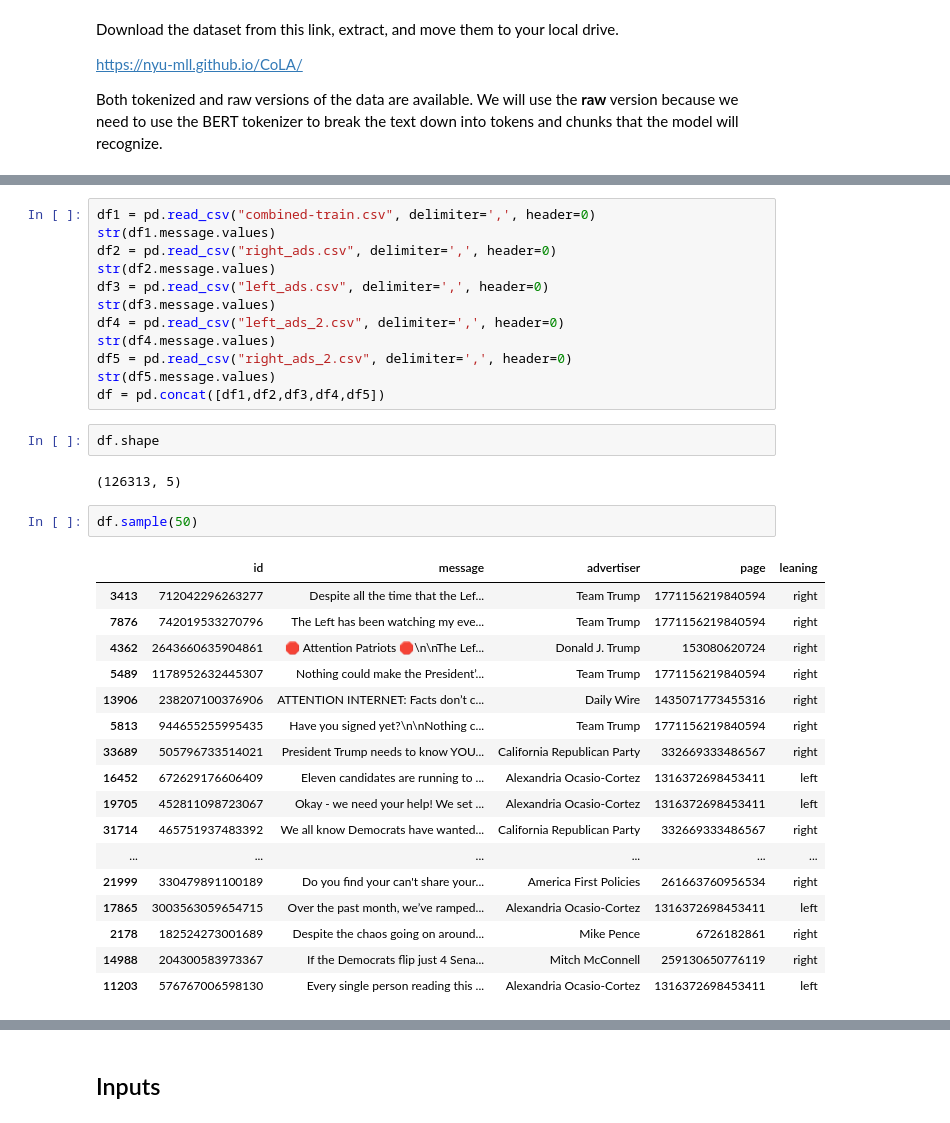
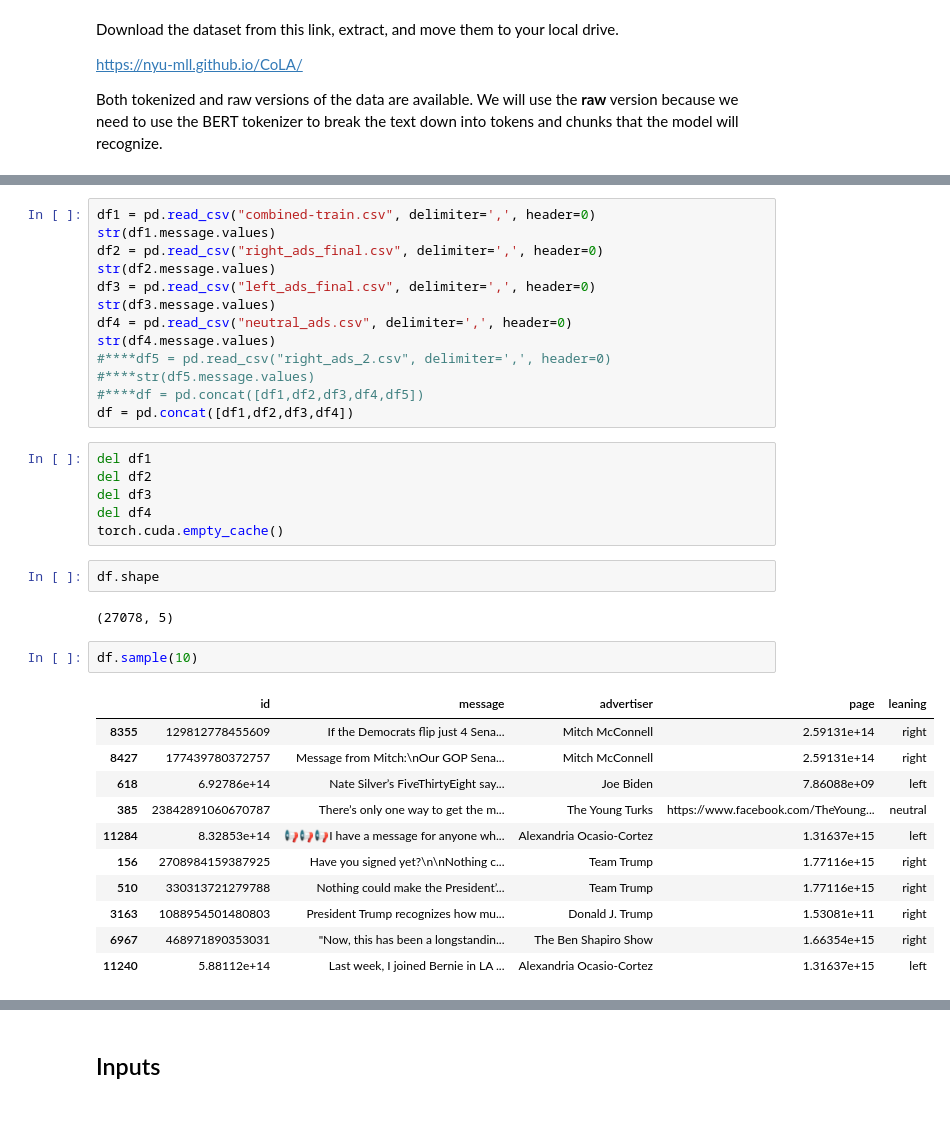
Before and after one commit to paepcke/colab_server, a Jupyter notebook: src/jupyter/Copy_of_BERT_Fine_Tuning_Sentence_Classification.ipynb, the cells around one changed output, grey strips where cells are left out. Drawn from its saved outputs; the diff is of its cells as text.

```diff
--- a/src/jupyter/Copy_of_BERT_Fine_Tuning_Sentence_Classification.ipynb
+++ b/src/jupyter/Copy_of_BERT_Fine_Tuning_Sentence_Classification.ipynb
@@ -152,39 +124,40 @@ Saving right_ads_2.csv to right_ads_2.csv
 # %%
 df1 = pd.read_csv("combined-train.csv", delimiter=',', header=0)
 str(df1.message.values)
-df2 = pd.read_csv("right_ads.csv", delimiter=',', header=0)
+df2 = pd.read_csv("right_ads_final.csv", delimiter=',', header=0)
 str(df2.message.values)
-df3 = pd.read_csv("left_ads.csv", delimiter=',', header=0)
+df3 = pd.read_csv("left_ads_final.csv", delimiter=',', header=0)
 str(df3.message.values)
-df4 = pd.read_csv("left_ads_2.csv", delimiter=',', header=0)
+df4 = pd.read_csv("neutral_ads.csv", delimiter=',', header=0)
 str(df4.message.values)
-df5 = pd.read_csv("right_ads_2.csv", delimiter=',', header=0)
-str(df5.message.values)
-df = pd.concat([df1,df2,df3,df4,df5])
+#****df5 = pd.read_csv("right_ads_2.csv", delimiter=',', header=0)
+#****str(df5.message.values)
+#****df = pd.concat([df1,df2,df3,df4,df5])
+df = pd.concat([df1,df2,df3,df4])
+# %%
+del df1
+del df2
+del df3
+del df4
+torch.cuda.empty_cache()
 # %%
 df.shape
 # %% [output]
-(126313, 5)
+(27078, 5)
 # %%
-df.sample(50)
+df.sample(10)
 # %% [output]
 |  | id | message | advertiser | page | leaning |
-| 3413 | 712042296263277 | Despite all the time that the Lef... | Team Trump | 1771156219840594 | right |
-| 7876 | 742019533270796 | The Left has been watching my eve... | Team Trump | 1771156219840594 | right |
-| 4362 | 2643660635904861 | 🛑 Attention Patriots 🛑\n\nThe Lef... | Donald J. Trump | 153080620724 | right |
-| 5489 | 1178952632445307 | Nothing could make the President’... | Team Trump | 1771156219840594 | right |
-| 13906 | 238207100376906 | ATTENTION INTERNET: Facts don’t c... | Daily Wire | 1435071773455316 | right |
-| 5813 | 944655255995435 | Have you signed yet?\n\nNothing c... | Team Trump | 1771156219840594 | right |
-| 33689 | 505796733514021 | President Trump needs to know YOU... | California Republican Party | 332669333486567 | right |
-| 16452 | 672629176606409 | Eleven candidates are running to ... | Alexandria Ocasio-Cortez | 1316372698453411 | left |
-| 19705 | 452811098723067 | Okay - we need your help! We set ... | Alexandria Ocasio-Cortez | 1316372698453411 | left |
-| 31714 | 465751937483392 | We all know Democrats have wanted... | California Republican Party | 332669333486567 | right |
-| ... | ... | ... | ... | ... | ... |
-| 21999 | 330479891100189 | Do you find your can't share your... | America First Policies | 261663760956534 | right |
-| 17865 | 3003563059654715 | Over the past month, we’ve ramped... | Alexandria Ocasio-Cortez | 1316372698453411 | left |
-| 2178 | 182524273001689 | Despite the chaos going on around... | Mike Pence | 6726182861 | right |
-| 14988 | 204300583973367 | If the Democrats flip just 4 Sena... | Mitch McConnell | 259130650776119 | right |
-| 11203 | 576767006598130 | Every single person reading this ... | Alexandria Ocasio-Cortez | 1316372698453411 | left |
+| 8355 | 129812778455609 | If the Democrats flip just 4 Sena... | Mitch McConnell | 2.59131e+14 | right |
+| 8427 | 177439780372757 | Message from Mitch:\nOur GOP Sena... | Mitch McConnell | 2.59131e+14 | right |
+| 618 | 6.92786e+14 | Nate Silver’s FiveThirtyEight say... | Joe Biden | 7.86088e+09 | left |
+| 385 | 23842891060670787 | There’s only one way to get the m... | The Young Turks | https://www.facebook.com/TheYoung... | neutral |
+| 11284 | 8.32853e+14 | 📢📢📢I have a message for anyone wh... | Alexandria Ocasio-Cortez | 1.31637e+15 | left |
+| 156 | 2708984159387925 | Have you signed yet?\n\nNothing c... | Team Trump | 1.77116e+15 | right |
+| 510 | 330313721279788 | Nothing could make the President’... | Team Trump | 1.77116e+15 | right |
+| 3163 | 1088954501480803 | President Trump recognizes how mu... | Donald J. Trump | 1.53081e+11 | right |
+| 6967 | 468971890353031 | "Now, this has been a longstandin... | The Ben Shapiro Show | 1.66354e+15 | right |
+| 11240 | 5.88112e+14 | Last week, I joined Bernie in LA ... | Alexandria Ocasio-Cortez | 1.31637e+15 | left |
 # %%
 # Create sentence and label lists
 sentences = df.message
```
Also changed, not shown: parts of 42 cells of this notebook, 2 other files.
